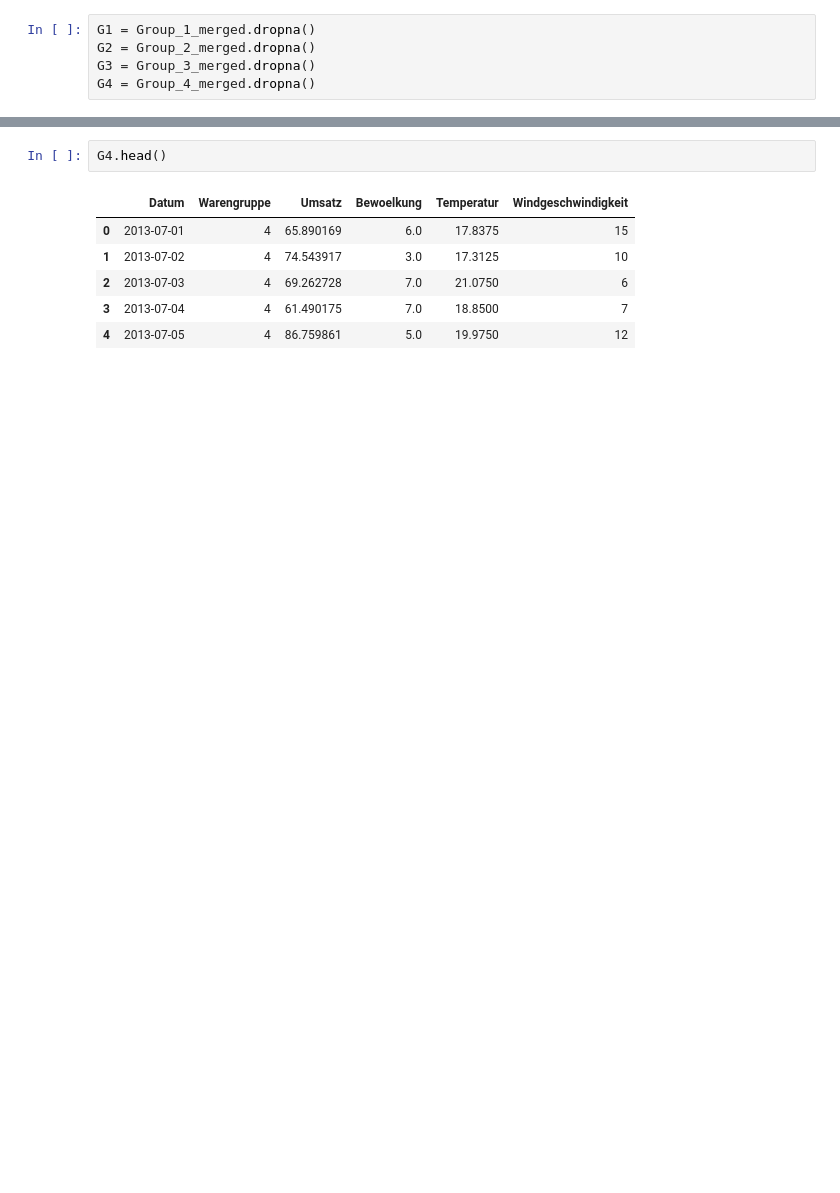
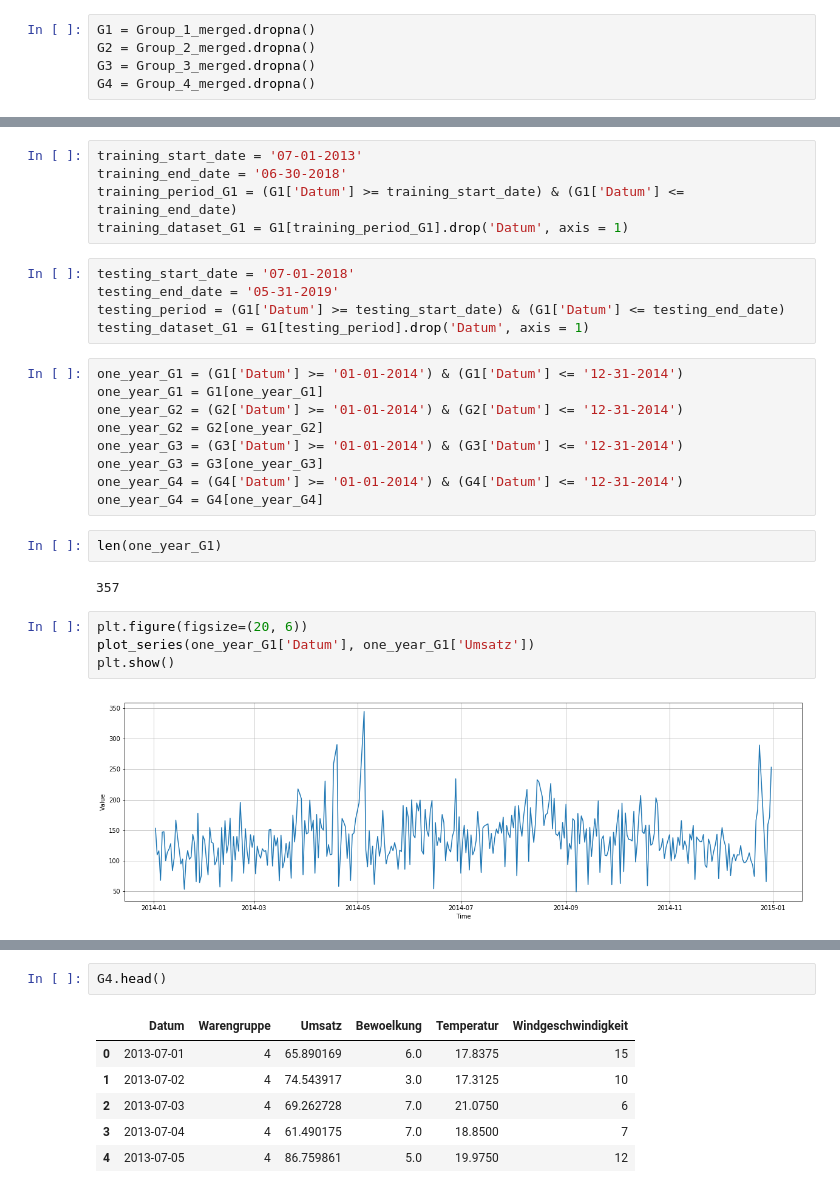
Before and after one commit to GibrailHassan/Machine-Learning-with-TensorFlow-Project-Winter-Semester-2019-20, a Jupyter notebook: Bakery Sale Project.ipynb, the cells around one changed output, grey strips where cells are left out. Drawn from its saved outputs; the diff is of its cells as text; blank space fills up the shorter version.

```diff
--- a/Bakery Sale Project.ipynb
+++ b/Bakery Sale Project.ipynb
@@ -74,0 +153,29 @@ See the caveats in the documentation: http://pandas.pydata.org/pandas-docs/stabl
+# %%
+training_start_date = '07-01-2013'
+training_end_date = '06-30-2018'
+training_period_G1 = (G1['Datum'] >= training_start_date) & (G1['Datum'] <= training_end_date)
+training_dataset_G1 = G1[training_period_G1].drop('Datum', axis = 1)
+# %%
+testing_start_date = '07-01-2018'
+testing_end_date = '05-31-2019'
+testing_period = (G1['Datum'] >= testing_start_date) & (G1['Datum'] <= testing_end_date)
+testing_dataset_G1 = G1[testing_period].drop('Datum', axis = 1)
+# %%
+one_year_G1 = (G1['Datum'] >= '01-01-2014') & (G1['Datum'] <= '12-31-2014')
+one_year_G1 = G1[one_year_G1]
+one_year_G2 = (G2['Datum'] >= '01-01-2014') & (G2['Datum'] <= '12-31-2014')
+one_year_G2 = G2[one_year_G2]
+one_year_G3 = (G3['Datum'] >= '01-01-2014') & (G3['Datum'] <= '12-31-2014')
+one_year_G3 = G3[one_year_G3]
+one_year_G4 = (G4['Datum'] >= '01-01-2014') & (G4['Datum'] <= '12-31-2014')
+one_year_G4 = G4[one_year_G4]
+# %%
+len(one_year_G1)
+# %% [output]
+357
+# %%
+plt.figure(figsize=(20, 6))
+plot_series(one_year_G1['Datum'], one_year_G1['Umsatz'])
+plt.show()
+# %% [output]
+[figure, added]
```
Also changed, not shown: parts of 56 cells of this notebook.
